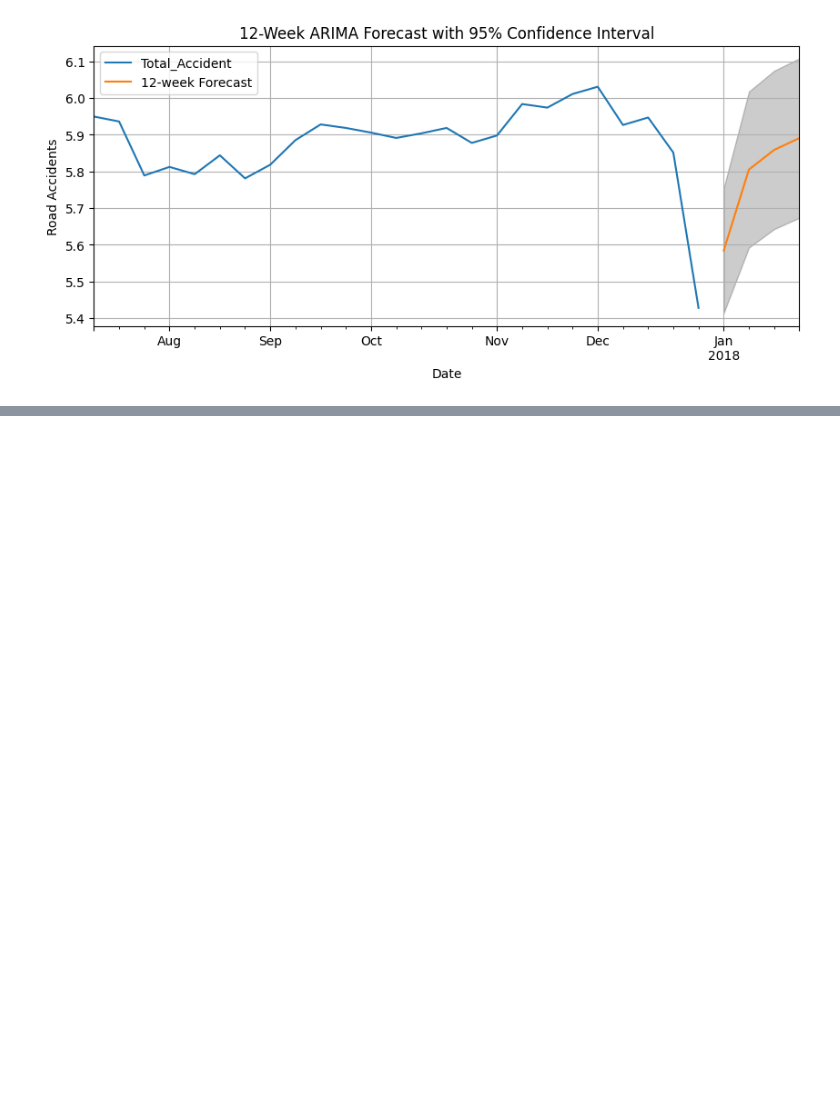
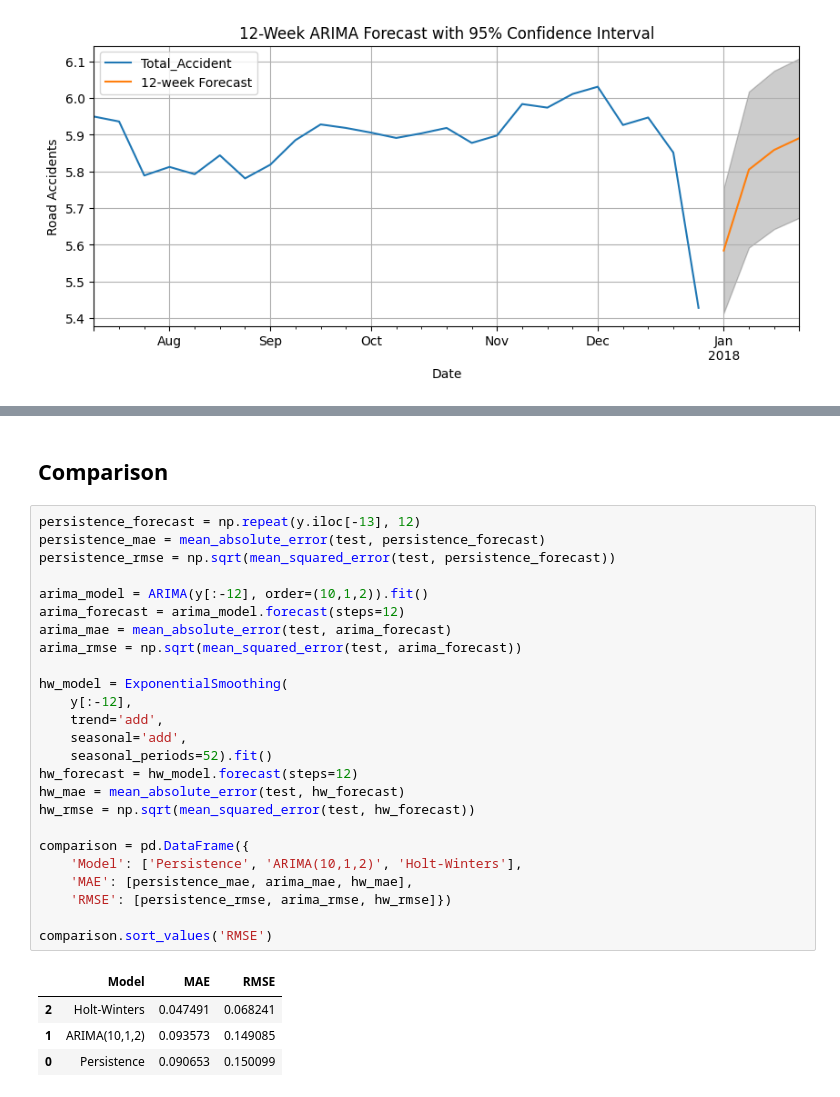
Before and after one commit to saritmaitra/ARIMA, a Jupyter notebook: ARIMA_2.ipynb, the cells around one changed output, grey strips where cells are left out. Drawn from its saved outputs; the diff is of its cells as text; blank space fills up the shorter version.

```diff
--- a/ARIMA_2.ipynb
+++ b/ARIMA_2.ipynb
@@ -331,0 +355,32 @@ plt.show()
+# %% [markdown]
+## **Comparison**
+# %%
+persistence_forecast = np.repeat(y.iloc[-13], 12)
+persistence_mae = mean_absolute_error(test, persistence_forecast)
+persistence_rmse = np.sqrt(mean_squared_error(test, persistence_forecast))
+
+arima_model = ARIMA(y[:-12], order=(10,1,2)).fit()
+arima_forecast = arima_model.forecast(steps=12)
+arima_mae = mean_absolute_error(test, arima_forecast)
+arima_rmse = np.sqrt(mean_squared_error(test, arima_forecast))
+
+hw_model = ExponentialSmoothing(
+    y[:-12],
+    trend='add',
+    seasonal='add',
+    seasonal_periods=52).fit()
+hw_forecast = hw_model.forecast(steps=12)
+hw_mae = mean_absolute_error(test, hw_forecast)
+hw_rmse = np.sqrt(mean_squared_error(test, hw_forecast))
+
+comparison = pd.DataFrame({
+    'Model': ['Persistence', 'ARIMA(10,1,2)', 'Holt-Winters'],
+    'MAE': [persistence_mae, arima_mae, hw_mae],
+    'RMSE': [persistence_rmse, arima_rmse, hw_rmse]})
+
+comparison.sort_values('RMSE')
+# %% [output]
+|  | Model | MAE | RMSE |
+| 2 | Holt-Winters | 0.047491 | 0.068241 |
+| 1 | ARIMA(10,1,2) | 0.093573 | 0.149085 |
+| 0 | Persistence | 0.090653 | 0.150099 |
```
Also changed, not shown: parts of 3 cells of this notebook.
